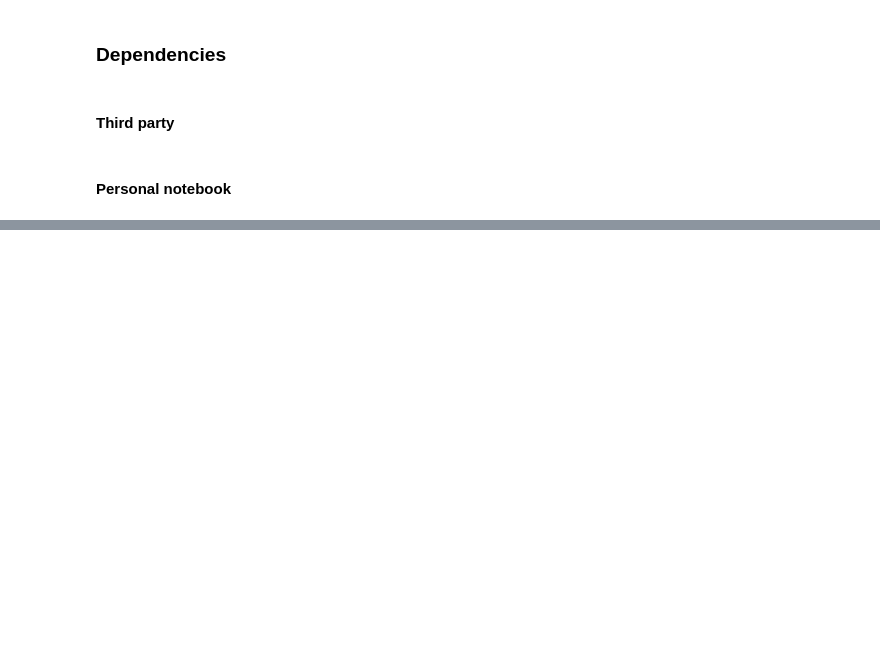
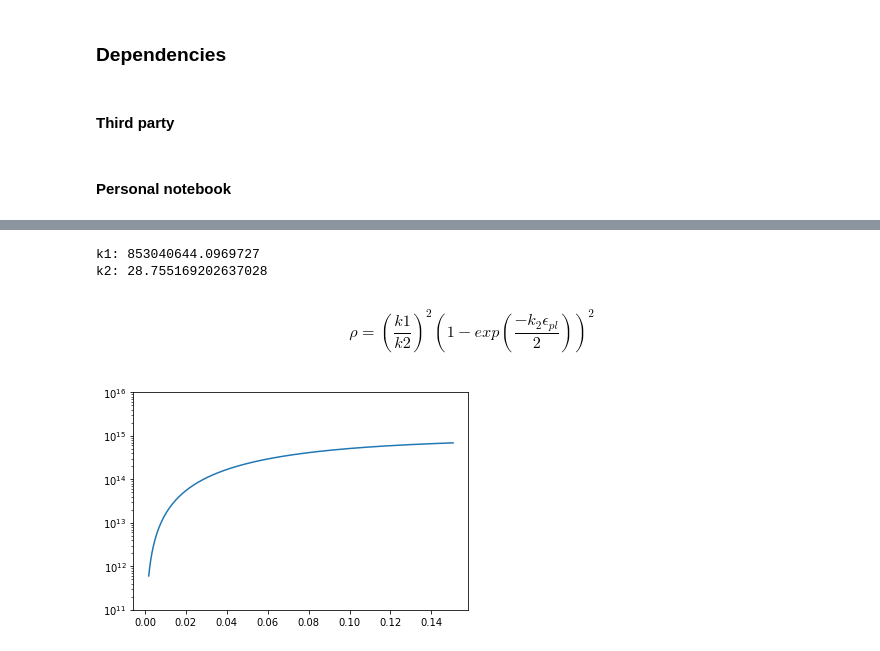
Before and after one commit to algomaster99/meta-btp, a Jupyter notebook: work_hardening_analysis.ipynb, the cells around one changed output, grey strips where cells are left out. Cells and saved outputs as stored; diff of their text form; code cells hidden in the pictures; blank space fills up the shorter version.

```diff
--- a/work_hardening_analysis.ipynb
+++ b/work_hardening_analysis.ipynb
@@ -86,0 +108,5 @@ k2: 0.0004427745847488238
+# %%
+theta_0 = B*sigma_s
+
+print(f'Initial work hardening rate: {theta_0}')
+save_parameter('Initial work hardening rate', theta_0, 'MPa', f'{OUTPUT_DIR}/output.txt')
@@ -86,0 +123,27 @@ k2: 0.0004427745847488238
+# %%
+alpha = 0.3
+burger_vector_mag = 2.86e-10 # m
+shear_modulus = 27e3
+taylor_factor = 3 # assuming random texture
+# %%
+k1 = (2*theta_0)/(alpha*shear_modulus*burger_vector_mag*taylor_factor)
+k2 = (2*theta_0)/sigma_s
+
+print(f'k1: {k1}')
+print(f'k2: {k2}')
+save_parameter('k1', k1, 'm^-1', f'{OUTPUT_DIR}/output.txt')
+save_parameter('k2', k2, '', f'{OUTPUT_DIR}/output.txt')
+# %% [output]
+k1: 853040644.0969727
+k2: 28.755169202637028
+# %% [markdown]
+$$ \rho = \left(\frac{k1}{k2}\right)^2 \left(1-exp(\frac{-k_{2}\epsilon_{pl}}{2})\right)^2 $$
+# %%
+dislocation_density = [((k1/k2)**2) * ((1-np.exp((-k2*pl)/2))**2) for pl in true_plastic_strain]
+_ = plt.plot(true_plastic_strain, dislocation_density)
+_ = plt.yscale('log')
+_ = plt.ylim(1e11, 1e16)
+_ = plt.xlabel('$\epsilon_{pl}$')
+_ = plt.ylabel('$\\theta$')
+# %% [output]
+[figure, added]
```
Also changed, not shown: parts of 10 cells of this notebook.
